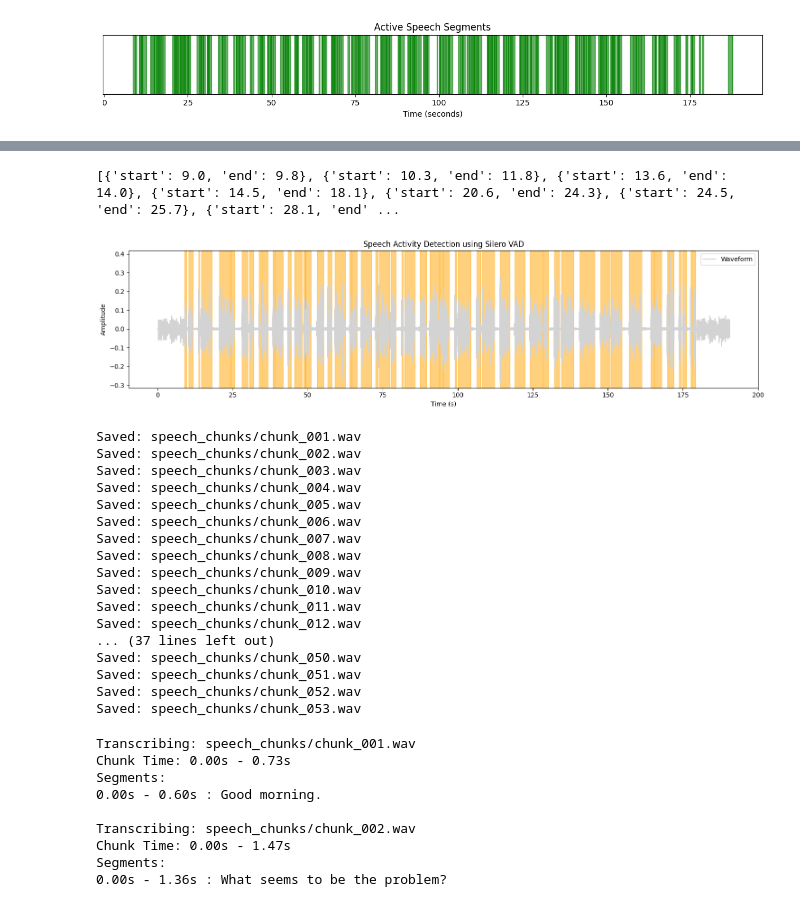
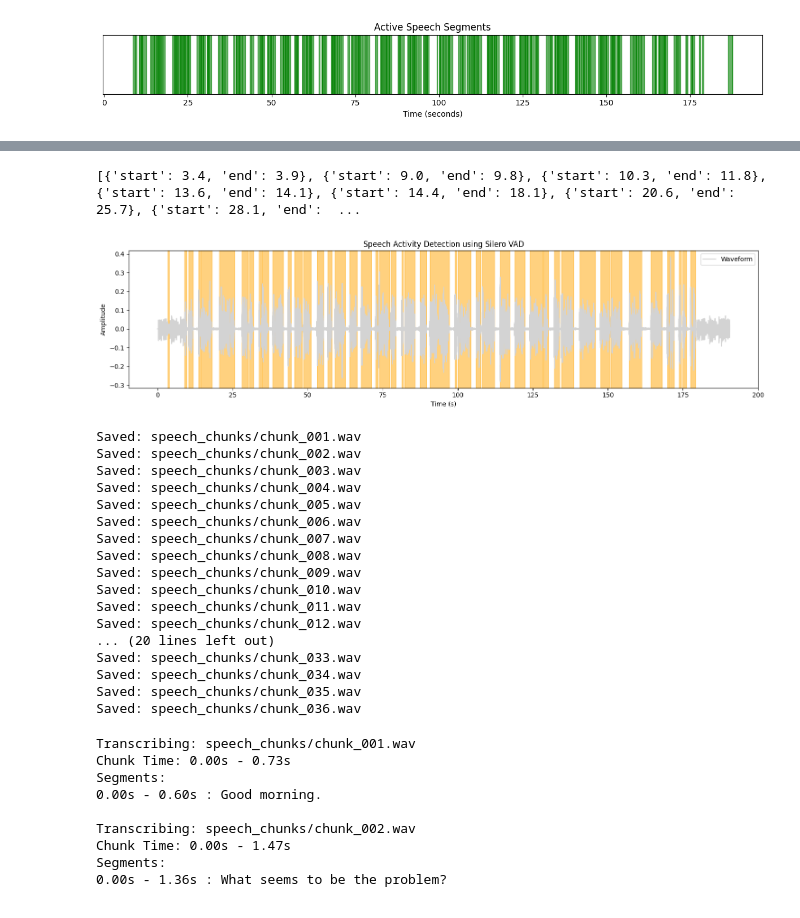
Before and after one commit to shamilajeewantha/DiTra, a Jupyter notebook: silero_vad/pyaudio-streaming-examples.ipynb, the cells around one changed output, grey strips where cells are left out. Saved outputs shown, nothing was run; the diff lists cells and outputs as text; code cells hidden in the pictures.

```diff
--- a/silero_vad/pyaudio-streaming-examples.ipynb
+++ b/silero_vad/pyaudio-streaming-examples.ipynb
@@ -255,36 +303,36 @@ import numpy as np
 import torch
 from silero_vad import load_silero_vad, read_audio, get_speech_timestamps
 
 # Load the Silero VAD model
 model = load_silero_vad()
 
 # Read the audio file
 wav = read_audio('06_At_the_Doctors_English_Conversation_YouTube.wav')
 
 # Get speech timestamps in seconds
-speech_timestamps = get_speech_timestamps(wav, model, return_seconds=True)
+speech_timestamps = get_speech_timestamps(wav, model, threshold=0.3, min_silence_duration_ms=250, return_seconds=True)
 print(speech_timestamps)
 
 # Plot waveform with speech regions
 sr = 16000  # Sampling rate used by Silero VAD
 time = np.arange(len(wav)) / sr
 
 plt.figure(figsize=(15, 4))
 plt.plot(time, wav, label="Waveform", color='lightgray')
 
 # Highlight speech regions
 for ts in speech_timestamps:
     plt.axvspan(ts['start'], ts['end'], color='orange', alpha=0.5)
 
 plt.title("Speech Activity Detection using Silero VAD")
 plt.xlabel("Time (s)")
 plt.ylabel("Amplitude")
 plt.legend()
 plt.tight_layout()
 plt.show()
 # %% [output]
-[{'start': 9.0, 'end': 9.8}, {'start': 10.3, 'end': 11.8}, {'start': 13.6, 'end': 14.0}, {'start': 14.5, 'end': 18.1}, {'start': 20.6, 'end': 24.3}, {'start': 24.5, 'end': 25.7}, {'start': 28.1, 'end' ...
+[{'start': 3.4, 'end': 3.9}, {'start': 9.0, 'end': 9.8}, {'start': 10.3, 'end': 11.8}, {'start': 13.6, 'end': 14.1}, {'start': 14.4, 'end': 18.1}, {'start': 20.6, 'end': 25.7}, {'start': 28.1, 'end':  ...
-[figure, old version]
+[figure, new version]
 # %%
 # !pip install soundfile
 # %%
@@ -300,7 +348,7 @@ wav = read_audio('06_At_the_Doctors_English_Conversation_YouTube.wav')
 sr = 16000  # Silero uses 16kHz
 
 # Get speech timestamps
-speech_timestamps = get_speech_timestamps(wav, model, return_seconds=False)
+speech_timestamps = get_speech_timestamps(wav, model, threshold=0.2, min_silence_duration_ms=500, return_seconds=False)
 
 # Create output directory
 output_dir = "speech_chunks"
@@ -325,11 +373,11 @@ Saved: speech_chunks/chunk_009.wav
 Saved: speech_chunks/chunk_010.wav
 Saved: speech_chunks/chunk_011.wav
 Saved: speech_chunks/chunk_012.wav
-... (37 lines left out)
-Saved: speech_chunks/chunk_050.wav
-Saved: speech_chunks/chunk_051.wav
-Saved: speech_chunks/chunk_052.wav
-Saved: speech_chunks/chunk_053.wav
+... (20 lines left out)
+Saved: speech_chunks/chunk_033.wav
+Saved: speech_chunks/chunk_034.wav
+Saved: speech_chunks/chunk_035.wav
+Saved: speech_chunks/chunk_036.wav
 # %%
 import os
 import time
```
Also changed, not shown: parts of 2 cells of this notebook, 1 other file.
